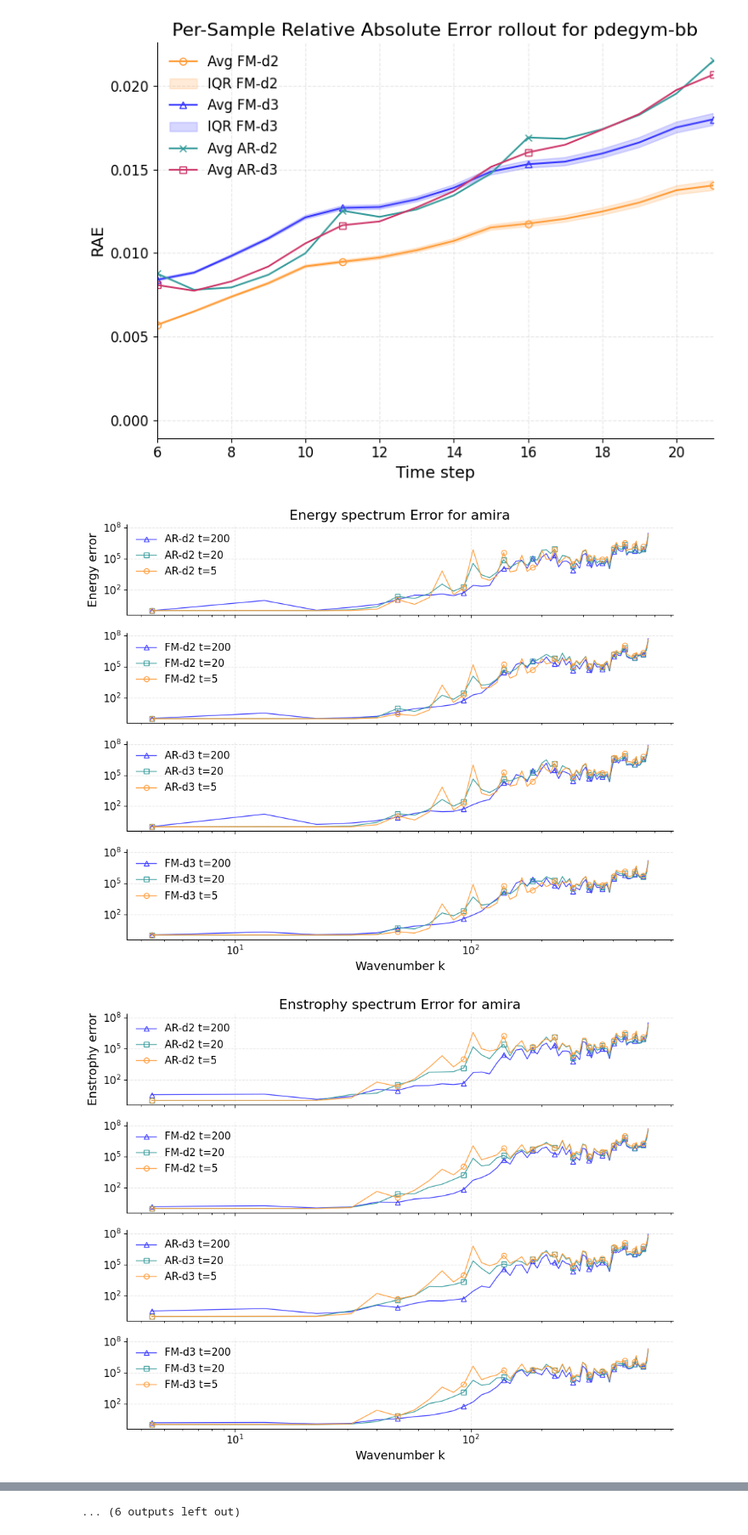
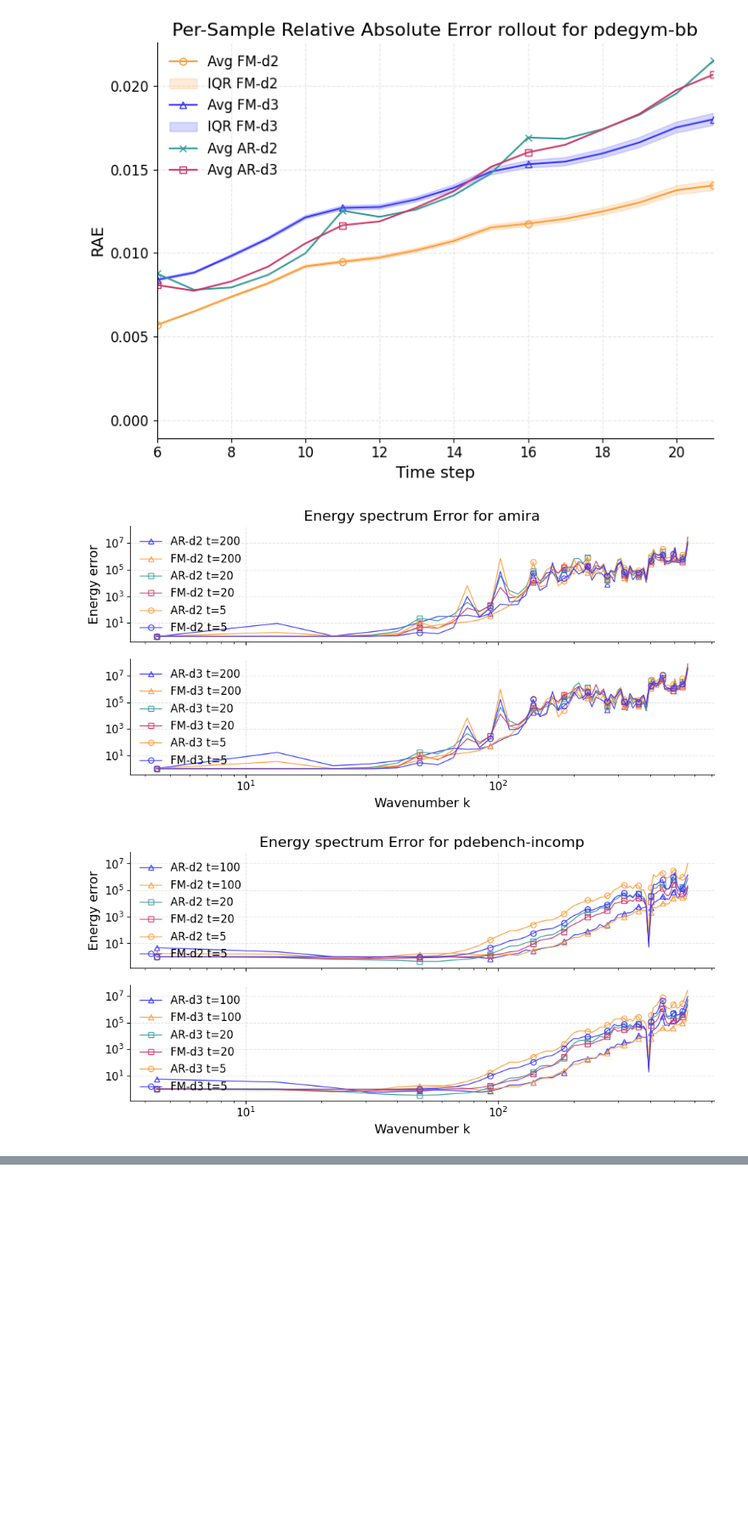
Before and after one commit to tpharmsen/FluidGPT, a Jupyter notebook: src/scripts/graphGeneration.ipynb, the cells around one changed output, grey strips where cells are left out. Shown at 85% size. Cells and saved outputs as stored; diff of their text form; code cells hidden in the pictures; blank space fills up the shorter version.

```diff
--- a/src/scripts/graphGeneration.ipynb
+++ b/src/scripts/graphGeneration.ipynb
@@ -36,7 +36,7 @@ rcParams.update({
 import matplotlib.colors as mcolors
 
 #colors_hex = ["ffb56a", "6ab5b5", "6a6aff", "da6a8f"]
-colors_hex = ["ff9c38", "389c9c", "3838ff", "ce386a"]
+colors_hex = ["ff9c38", "389c9c", "3838ff", "ce386a", "ff9c38", "389c9c", "3838ff", "ce386a"]
 colors_rgb = [mcolors.to_rgb(f"#{c}") for c in colors_hex]
 colors = colors_rgb
 # plot four colors
@@ -245,17 +245,19 @@ for dataset_name in datasets_all:
 # %%
 base_path_ar = "../../../FluidGPT_validation/final_data/MTT/ar-d2-9-last/spectra_error/"
 base_path_ar2 = "../../../FluidGPT_validation/final_data/MTT/ar-d3-6-last/spectra_error/"
-base_path_fm = "../../../FluidGPT_validation/final_data/FM/fm-d3-6/spectra_error/"
-base_path_fm2 = "../../../FluidGPT_validation/final_data/FM/fm-d2-9/spectra_error/"
+base_path_fm = "../../../FluidGPT_validation/final_data/FM/fm-d2-9/spectra_error/"
+base_path_fm2 = "../../../FluidGPT_validation/final_data/FM/fm-d3-6/spectra_error/"
 error_type = "rae"  # or "rrmse"
 spectrum_actual = ["Energy", "Enstrophy"]
 linestyles = ['-', '--', ':']
 markers = ['o', 's', '^']
 
 
-for dataset_name in datasets_all:
-    for spectrum_type, spectrum_name in zip(["E", "Z"], spectrum_actual):
 
+for spectrum_type, spectrum_name in zip(["E", "Z"], spectrum_actual):
+    for dataset_name in datasets_all:
+        if dataset_name == "pdebench-comp":
+            continue
         if dataset_name == "amira" or dataset_name == "pdebench-incomp":
             timestep_list = ["=5", "=20", "final"]
             if dataset_name == "amira":
@@ -273,7 +275,7 @@ for dataset_name in datasets_all:
             k_steps = json.load(f)
         #print(f"k_steps length: {len(k_steps)}")
         # create figure
-        fig, ax = plt.subplots(ncols=1, nrows=4, figsize=(10, 8), sharex=True, sharey=True)
+        fig, ax = plt.subplots(ncols=1, nrows=2, figsize=(10, 5), sharex=True, sharey=True)
         for c, (t, timestep) in reversed(list(enumerate(zip(timestep_actual, timestep_list)))):
 
             filename_ar = f"{base_path_ar}{spectrum_type}spec_t{timestep}_{dataset_name}.json"
@@ -301,36 +303,36 @@ for dataset_name in datasets_all:
             q0, q25, q50, q75, q100 = np.quantile(data_fm, [0, 0.25, 0.5, 0.75, 1], axis=(2))
             q0_2, q25_2, q50_2, q75_2, q100_2 = np.quantile(data_fm2, [0, 0.25, 0.5, 0.75, 1], axis=(2))
             #compute the mean of the quantiles over axis 1
             q0 = np.mean(q0, axis=1)
             q25 = np.mean(q25, axis=1)
             q50 = np.mean(q50, axis=1)
             q75 = np.mean(q75, axis=1)
             q100 = np.mean(q100, axis=1)
             q0_2 = np.mean(q0_2, axis=1)
             q25_2 = np.mean(q25_2, axis=1)
             q50_2 = np.mean(q50_2, axis=1)
             q75_2 = np.mean(q75_2, axis=1)
             q100_2 = np.mean(q100_2, axis=1)
 
             ax[0].plot(k_steps, avg_ar, label=f'AR-d2 t={t}', linewidth=1, color=colors[c], alpha=0.95, marker=markers[c], markevery=5)
-            ax[1].plot(k_steps, avg_fm, label=f'FM-d2 t={t}', linewidth=1, color=colors[c], alpha=0.95, marker=markers[c], markevery=5)
+            ax[0].plot(k_steps, avg_fm, label=f'FM-d2 t={t}', linewidth=1, color=colors[c+2], alpha=0.95, marker=markers[c], markevery=5)
             #ax[1].fill_between(k_steps, q25, q75, color=colors[1], alpha=0.2, label='IQR FM-d2')
-            ax[2].plot(k_steps, avg_ar2, label=f'AR-d3 t={t}', linewidth=1, color=colors[c], alpha=0.95, marker=markers[c], markevery=5)
-            ax[3].plot(k_steps, avg_fm2, label=f'FM-d3 t={t}', linewidth=1, color=colors[c], alpha=0.95, marker=markers[c], markevery=5)
+            ax[1].plot(k_steps, avg_ar2, label=f'AR-d3 t={t}', linewidth=1, color=colors[c], alpha=0.95, marker=markers[c], markevery=5)
+            ax[1].plot(k_steps, avg_fm2, label=f'FM-d3 t={t}', linewidth=1, color=colors[c+2], alpha=0.95, marker=markers[c], markevery=5)
             #ax[3].fill_between(k_steps, q25_2, q75_2, color=colors[3], alpha=0.2, label='IQR FM-d3')
         #print()
         ax[0].set_xscale('log')
         ax[0].set_yscale('log')
-        ax[3].set_xlabel("Wavenumber k")
+        ax[1].set_xlabel("Wavenumber k")
         ax[0].set_ylabel(f"{spectrum_name} error")
         ax[0].set_title(f"{spectrum_name} spectrum Error for {dataset_name}")
         for a in ax:
             a.legend(loc='upper left')
             a.minorticks_on()
         plt.tight_layout()
         plt.savefig(f"../../report/figs/results/spectra/spectrum_{spectrum_type}_{dataset_name}.png", dpi=300)
         #plt.savefig(f"../../../FluidGPT_validation/spectra/spectrum_{spectrum_type}_{dataset_name}.png", dpi=300)
         plt.show()
 # %% [output]
-[figure, old version]
+[figure, new version]
-[figure, old version]
+[figure, new version]
@@ -347 +340,0 @@ for dataset_name in datasets_all:
-... (6 outputs left out)
```
Also changed, not shown: parts of 2 cells of this notebook, 38 other files.
